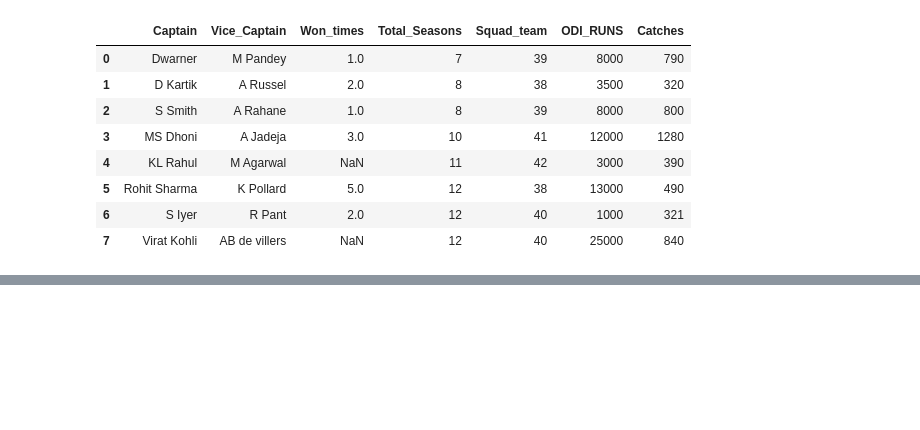
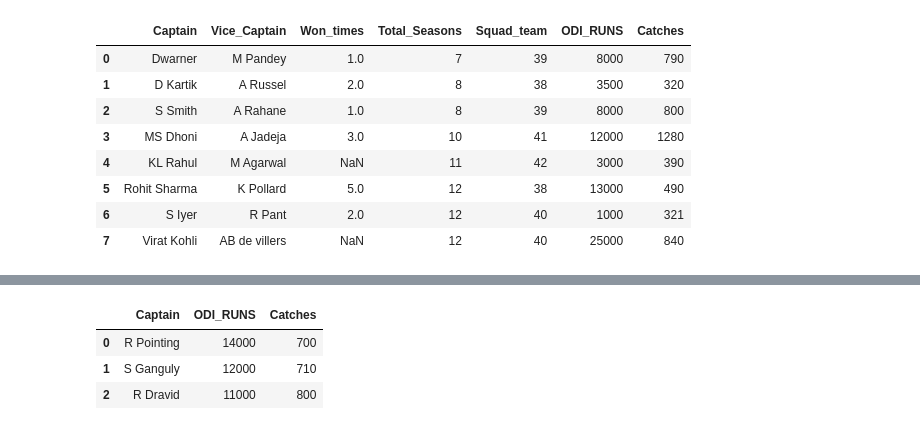
Before and after one commit to santoshkumarvagga/Data-Science, a Jupyter notebook: Pandas.ipynb, the cells around one changed output, grey strips where cells are left out. Cells and saved outputs as stored; diff of their text form; code cells hidden in the pictures; blank space fills up the shorter version.

```diff
--- a/Pandas.ipynb
+++ b/Pandas.ipynb
@@ -374,0 +381,8 @@ pd.merge(df_1, df_2, how="inner", on="Captain")
+# %%
+df_3 = pd.read_csv("sample_workbook_3.csv")
+df_3
+# %% [output]
+|  | Captain | ODI_RUNS | Catches |
+| 0 | R Pointing | 14000 | 700 |
+| 1 | S Ganguly | 12000 | 710 |
+| 2 | R Dravid | 11000 | 800 |
```
Also changed, not shown: parts of 5 cells of this notebook, 1 other file.
